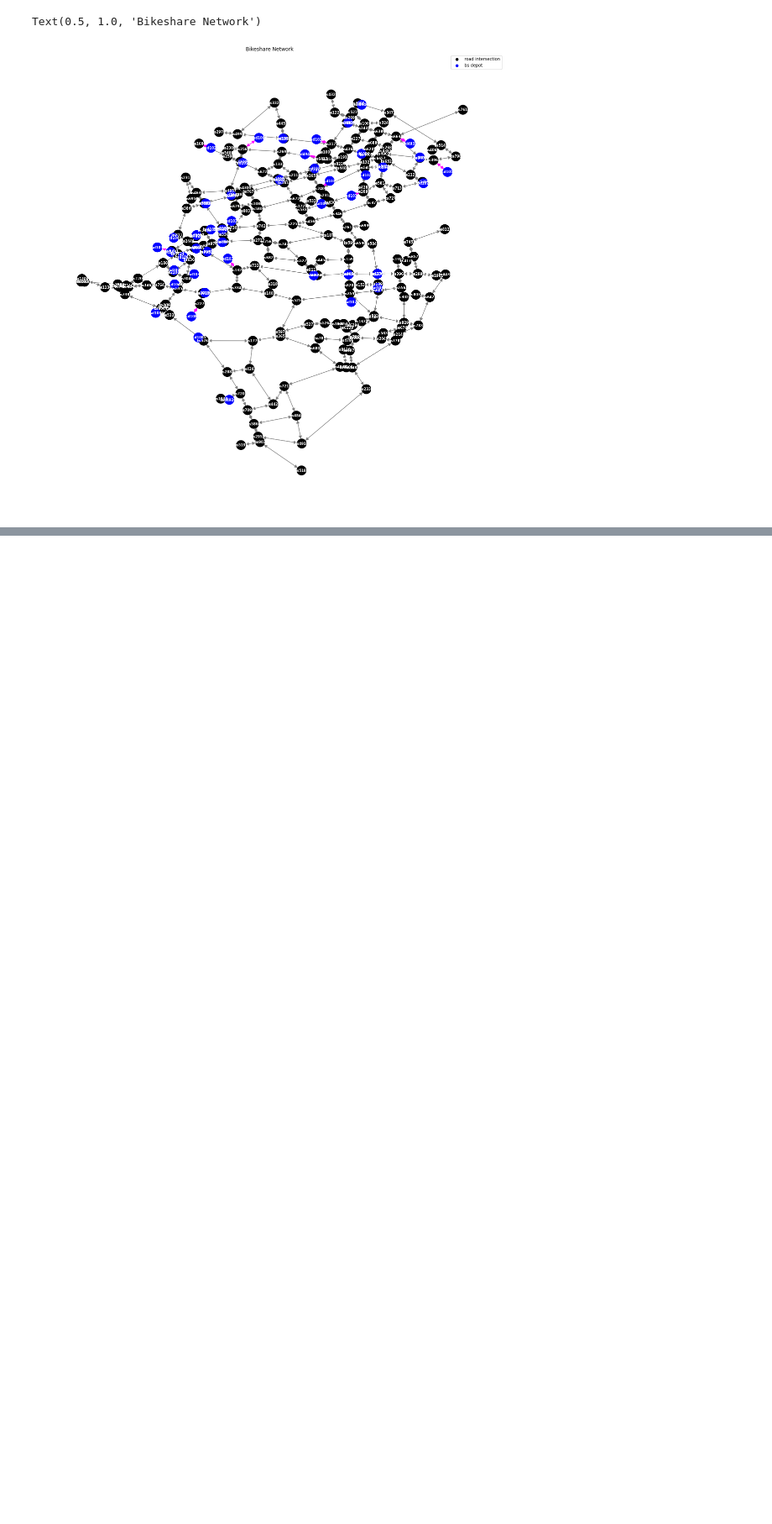
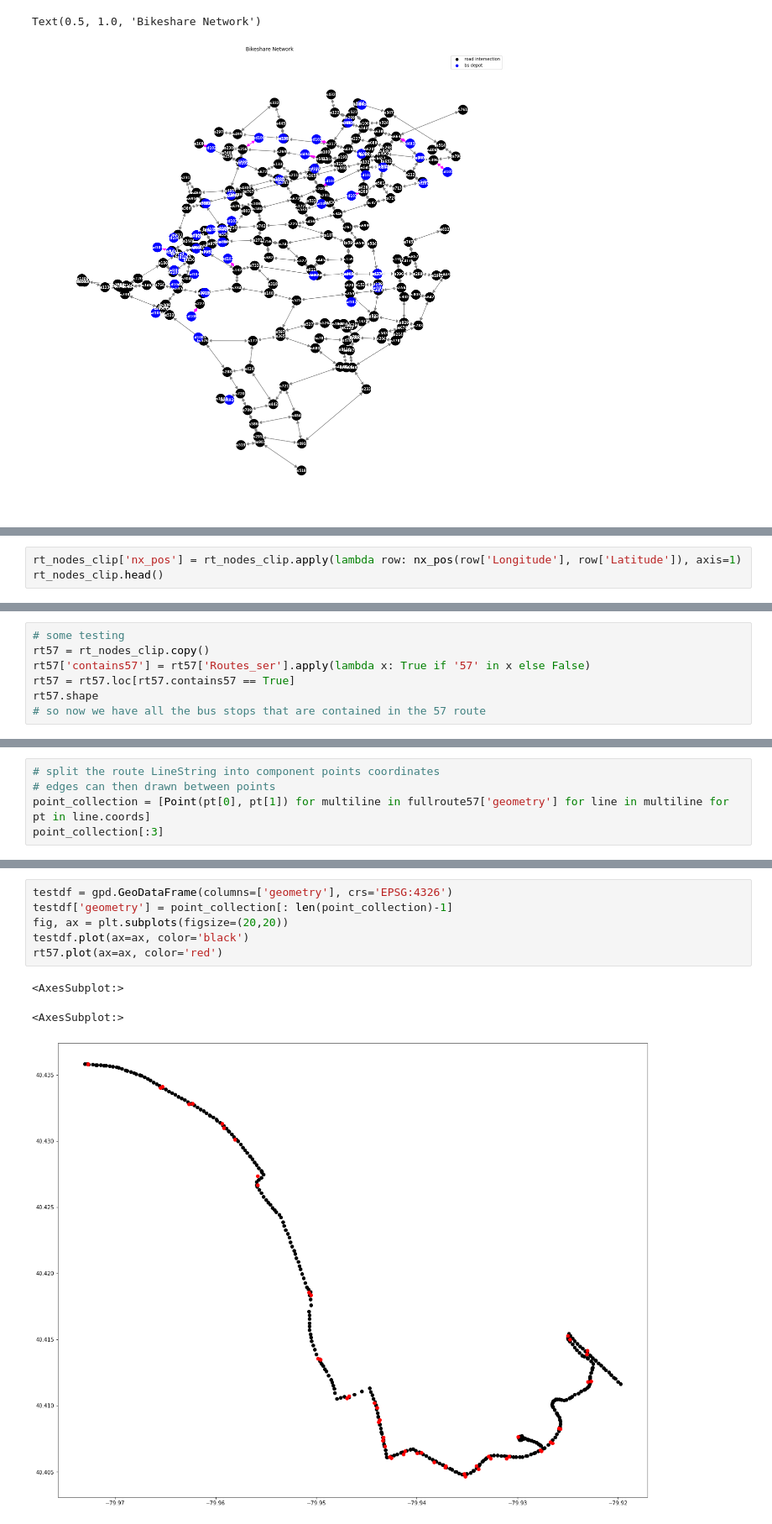
Before and after one commit to lgraff/Multimodal-Accessibility_notebooks, a Jupyter notebook: PGH_network.ipynb, the cells around one changed output, grey strips where cells are left out. Shown at 84% size. Drawn from its saved outputs; the diff is of its cells as text; blank space fills up the shorter version.

```diff
--- a/PGH_network.ipynb
+++ b/PGH_network.ipynb
@@ -698,0 +751,3 @@ plot_nodes_and_edges(nodes_clip, new_edges_clip)
+# %%
+rt_nodes_clip['nx_pos'] = rt_nodes_clip.apply(lambda row: nx_pos(row['Longitude'], row['Latitude']), axis=1)
+rt_nodes_clip.head()
@@ -698,0 +767,7 @@ plot_nodes_and_edges(nodes_clip, new_edges_clip)
+# %%
+# some testing
+rt57 = rt_nodes_clip.copy()
+rt57['contains57'] = rt57['Routes_ser'].apply(lambda x: True if '57' in x else False)
+rt57 = rt57.loc[rt57.contains57 == True]
+rt57.shape
+# so now we have all the bus stops that are contained in the 57 route
@@ -698,0 +782,5 @@ plot_nodes_and_edges(nodes_clip, new_edges_clip)
+# %%
+# split the route LineString into component points coordinates
+# edges can then drawn between points
+point_collection = [Point(pt[0], pt[1]) for multiline in fullroute57['geometry'] for line in multiline for pt in line.coords]
+point_collection[:3]
@@ -698,0 +805,10 @@ plot_nodes_and_edges(nodes_clip, new_edges_clip)
+# %%
+testdf = gpd.GeoDataFrame(columns=['geometry'], crs='EPSG:4326')
+testdf['geometry'] = point_collection[: len(point_collection)-1]
+fig, ax = plt.subplots(figsize=(20,20))
+testdf.plot(ax=ax, color='black')
+rt57.plot(ax=ax, color='red')
+# %% [output]
+<AxesSubplot:>
+<AxesSubplot:>
+[figure, added]
```
Also changed, not shown: parts of 36 cells of this notebook.
